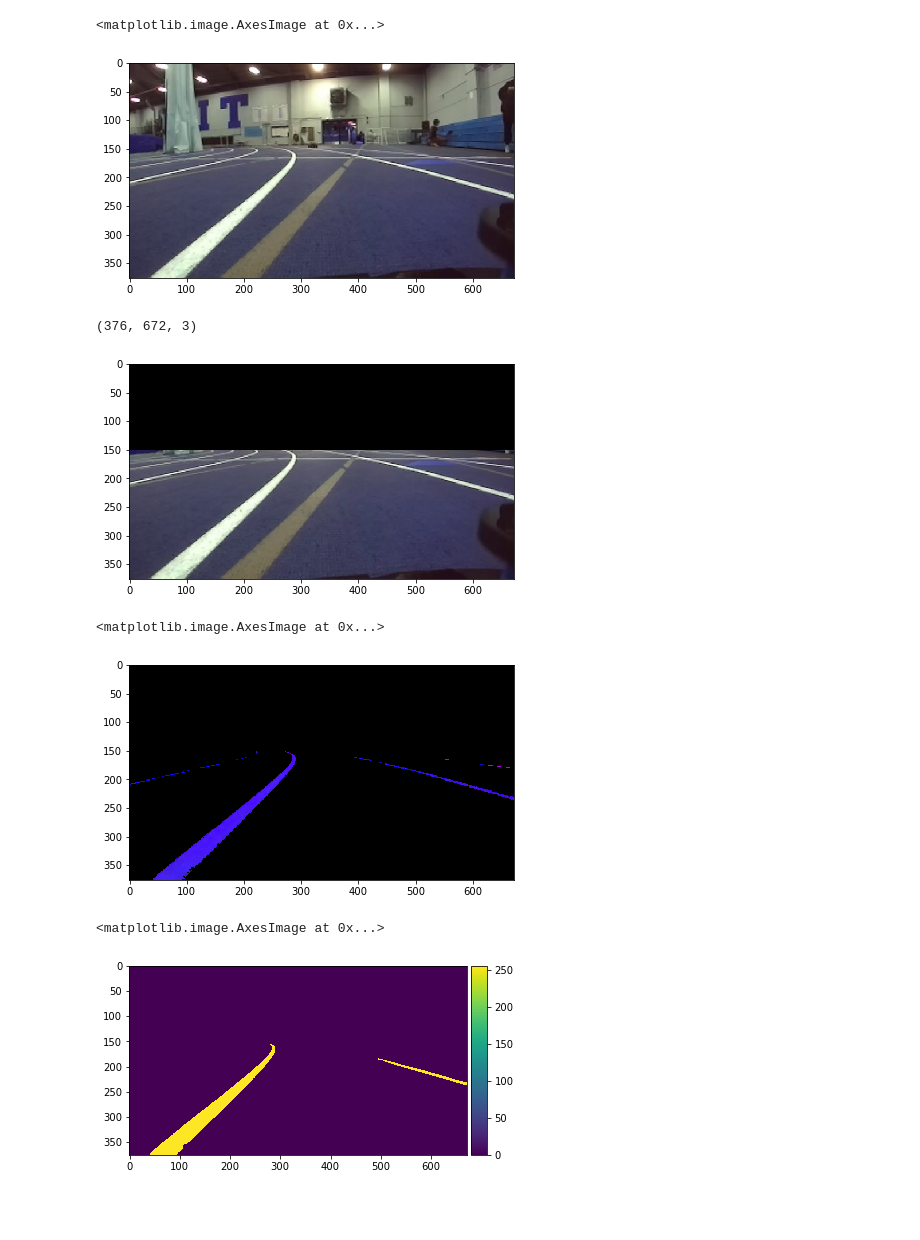
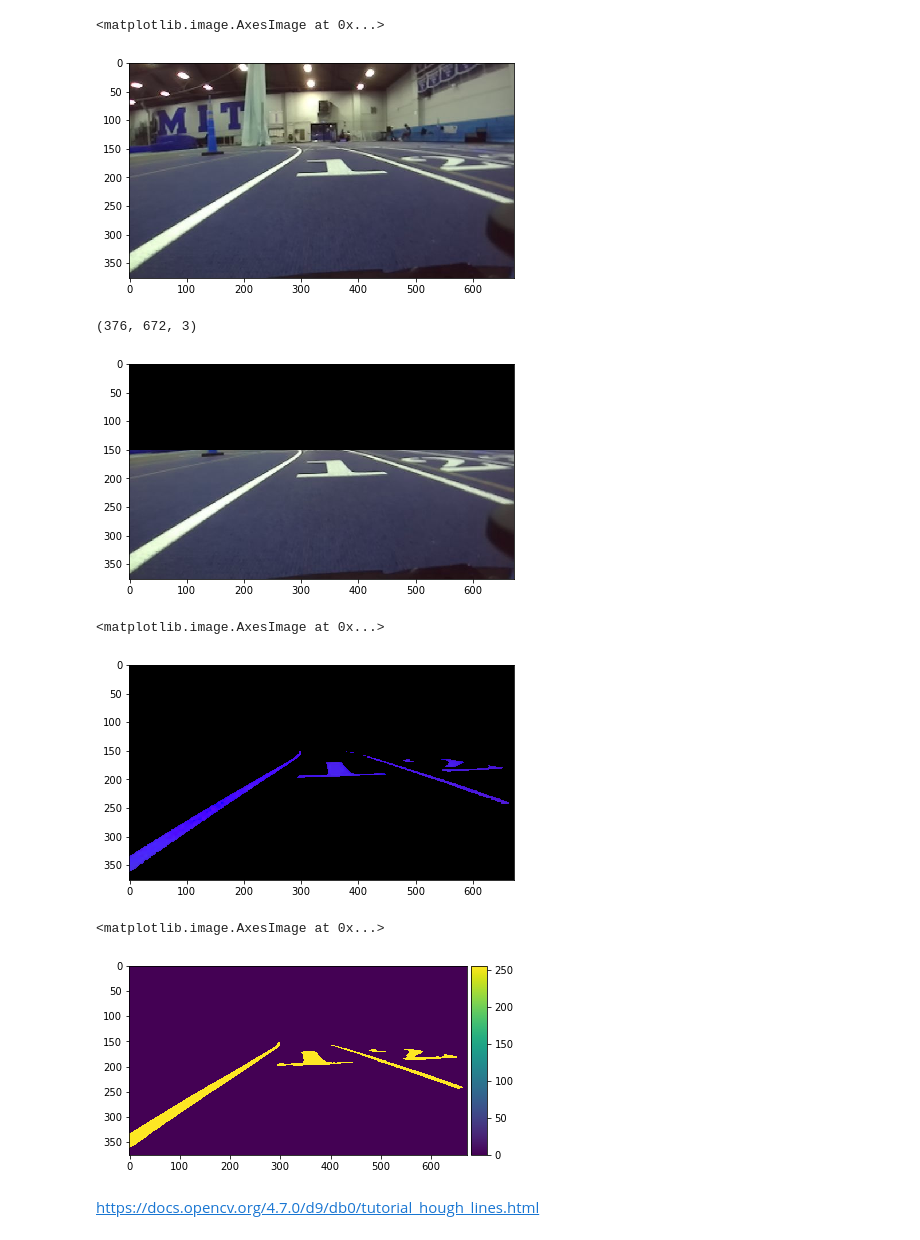
Before and after one commit to rss2023-6/final_challenge2023, a Jupyter notebook: line_detect.ipynb, the cells around one changed output. Cells and saved outputs as stored; diff of their text form; code cells hidden in the pictures; blank space fills up the shorter version.

```diff
--- a/line_detect.ipynb
+++ b/line_detect.ipynb
@@ -18,12 +18,12 @@ def image_print(img):
 	cv2.waitKey(0)
 	cv2.destroyAllWindows()
 # %%
-img1 = cv2.imread("track_img/c2.png")
+img1 = cv2.imread("track_img/1.png") #track_img/c2.png
 imshow(img1)
 # cv2.imshow('image',img1)
 # %% [output]
 <matplotlib.image.AxesImage at 0x...>
-[figure, old version]
+[figure, new version]
 # %%
 img1.shape
 # %% [output]
@@ -43,7 +43,7 @@ img_line= cv2.rectangle(img1, start_point1, end_point1, color, thickness)
 imshow(img_line)
 img1 = img_line
 # %% [output]
-[figure, old version]
+[figure, new version]
 # %%
 img_hsv = cv2.cvtColor(img1, cv2.COLOR_BGR2HSV)
 h, s, v = cv2.split(img_hsv)
@@ -59,7 +59,7 @@ masked_img = cv2.bitwise_and(img_hsv, img_hsv, mask=mask).astype('uint8')
 imshow(masked_img)
 # %% [output]
 <matplotlib.image.AxesImage at 0x...>
-[figure, old version]
+[figure, new version]
 # %%
 hsv_image = masked_img#cv2.cvtColor(img_masked2, cv2.COLOR_RGB2HSV)
 h, s, v = cv2.split(hsv_image)
@@ -98,4 +98,6 @@ for i in range(0, pixel_components):
 imshow(img2)
 # %% [output]
 <matplotlib.image.AxesImage at 0x...>
-[figure, old version]
+[figure, new version]
+# %% [markdown]
+https://docs.opencv.org/4.7.0/d9/db0/tutorial_hough_lines.html
```
Also changed, not shown: parts of 15 cells of this notebook.
